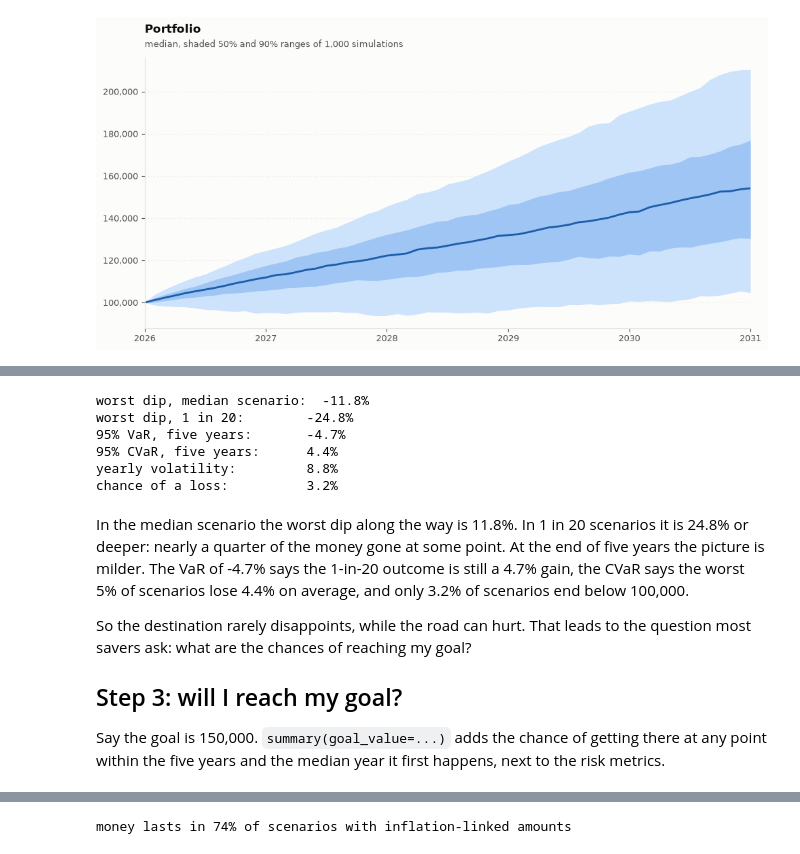
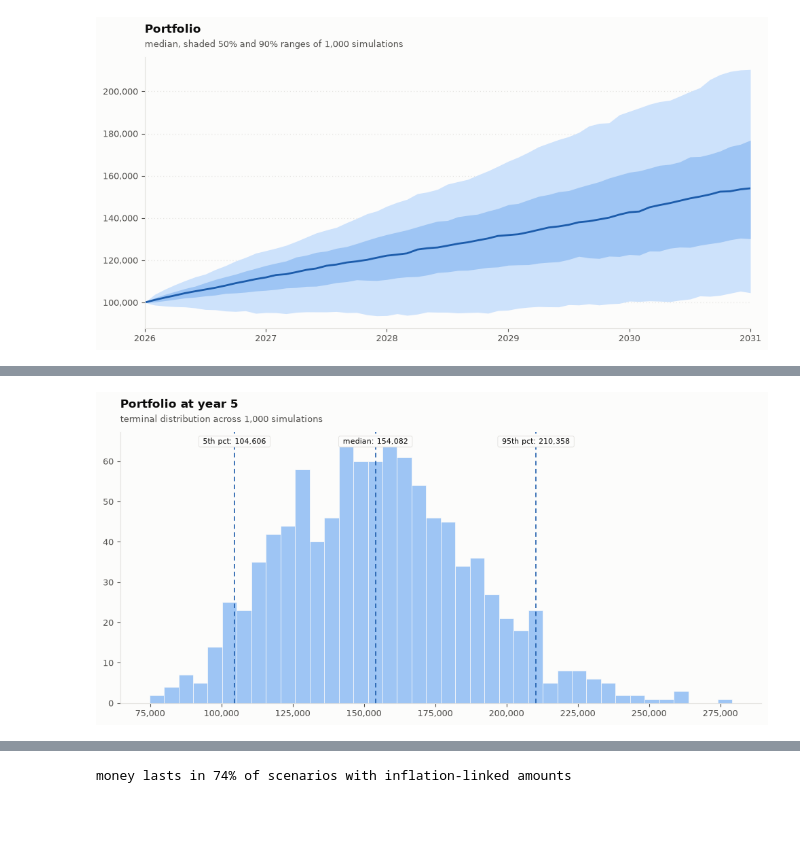
Before and after one commit to JerBouma/jerbouma.github.io, a Jupyter notebook: assets/notebooks/financescenarios/portfolio.ipynb, the cells around one changed output, grey strips where cells are left out. Drawn from its saved outputs; the diff is of its cells as text; code cells hidden in the pictures; blank space fills up the shorter version.

```diff
--- a/assets/notebooks/financescenarios/portfolio.ipynb
+++ b/assets/notebooks/financescenarios/portfolio.ipynb
@@ -116,29 +62,4 @@ Losses count as positive numbers, so a negative VaR means that even at the 1-in-
-# %%
-risk = portfolio.risk_metrics()
-
-print(f"worst dip, median scenario:  {risk.max_drawdown_percentiles['50']:.1%}")
-print(f"worst dip, 1 in 20:        {risk.max_drawdown_percentiles['5']:.1%}")
-print(f"95% VaR, five years:       {risk.value_at_risk_95:.1%}")
-print(f"95% CVaR, five years:      {risk.conditional_value_at_risk_95:.1%}")
-print(f"yearly volatility:         {risk.annualized_volatility:.1%}")
-print(f"chance of a loss:          {risk.probability_of_loss:.1%}")
-# %% [output]
-worst dip, median scenario:  -11.8%
-worst dip, 1 in 20:        -24.8%
-95% VaR, five years:       -4.7%
-95% CVaR, five years:      4.4%
-yearly volatility:         8.8%
-chance of a loss:          3.2%
-# %% [markdown]
-In the median scenario the worst dip along the way is 11.8%. In 1 in 20 scenarios it is 24.8% or deeper: nearly a
-quarter of the money gone at some point. At the end of five years the picture is milder. The VaR of -4.7% says the
-1-in-20 outcome is still a 4.7% gain, the CVaR says the worst 5% of scenarios lose 4.4% on average, and only 3.2% of
-scenarios end below 100,000.
-
-So the destination rarely disappoints, while the road can hurt. That leads to the question most savers ask: what are
-the chances of reaching my goal?
-
-## Step 3: will I reach my goal?
-
-Say the goal is 150,000. `summary(goal_value=...)` adds the chance of getting there at any point within the five
-years and the median year it first happens, next to the risk metrics.
+# %%
+values.plot("portfolio", kind="distribution", levels=True)
+# %% [output]
+[figure, added]
```
Also changed, not shown: parts of 40 cells of this notebook, 5 other files.
